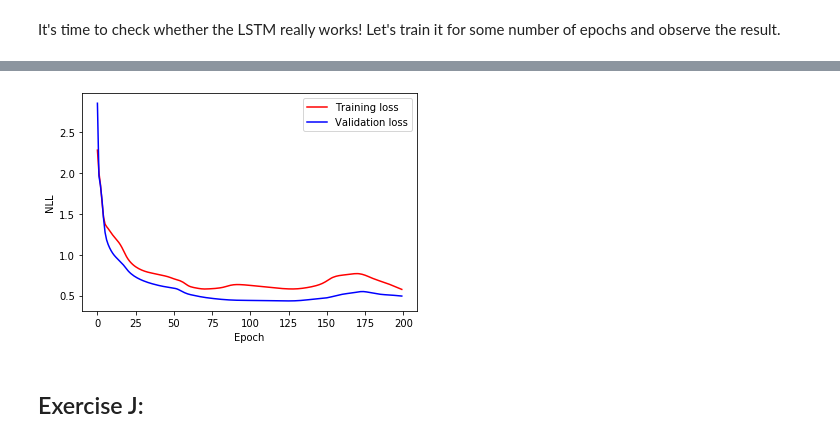
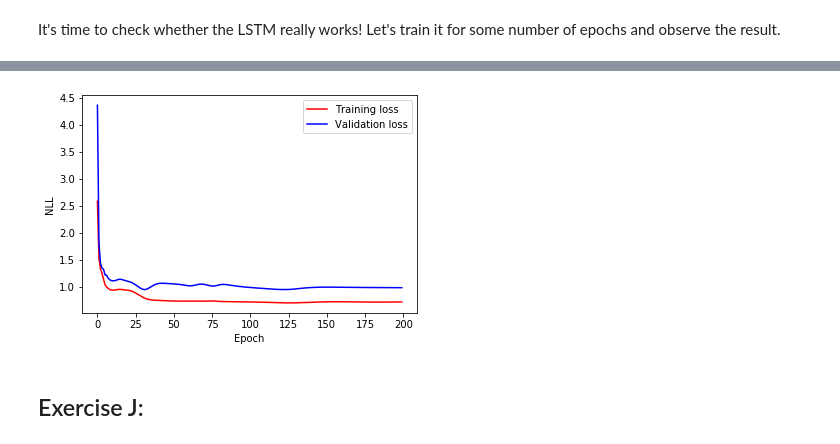
Before and after one commit to nicklashansen/rnn_lstm_from_scratch, a Jupyter notebook: RNN_LSTM_from_scratch.ipynb, the cells around one changed output, grey strips where cells are left out. Drawn from its saved outputs; the diff is of its cells as text; code cells hidden in the pictures.

```diff
--- a/RNN_LSTM_from_scratch.ipynb
+++ b/RNN_LSTM_from_scratch.ipynb
@@ -76,8 +76,8 @@ def generate_dataset(num_sequences=2**8):
     samples = []
 
     for _ in range(num_sequences):
-        num_tokens = np.random.randint(1, 6)
-        sample = ['a'] * num_tokens + ['b'] * num_tokens + ['a'] * num_tokens + ['EOS']
+        num_tokens = np.random.randint(1, 12)
+        sample = ['a'] * num_tokens + ['b'] * num_tokens + ['EOS']
         samples.append(sample)
 
     return samples
@@ -678,7 +678,7 @@ import matplotlib.pyplot as plt
 %matplotlib inline
 
 # Hyper-parameters
-num_epochs = 2000
+num_epochs = 1000
 
 # Initialize a new network
 params = init_rnn(hidden_size=hidden_size, vocab_size=vocab_size)
@@ -1344,8 +1345,8 @@ for i in range(num_epochs):
     training_loss.append(epoch_training_loss/len(training_set))
     validation_loss.append(epoch_validation_loss/len(validation_set))
 
-    # Print loss every 5 epochs
-    if i % 5 == 0:
+    # Print loss every 10 epochs
+    if i % 10 == 0:
         print(f'Epoch {i}, training loss: {training_loss[-1]}, validation loss: {validation_loss[-1]}')
 
 
@@ -1402,4 +1403,4 @@ Predicted sequence:
-[figure, old version]
+[figure, new version]
 # %% [markdown]
 ## Exercise J:
 # %% [markdown]
```
Also changed, not shown: parts of 11 cells of this notebook.
